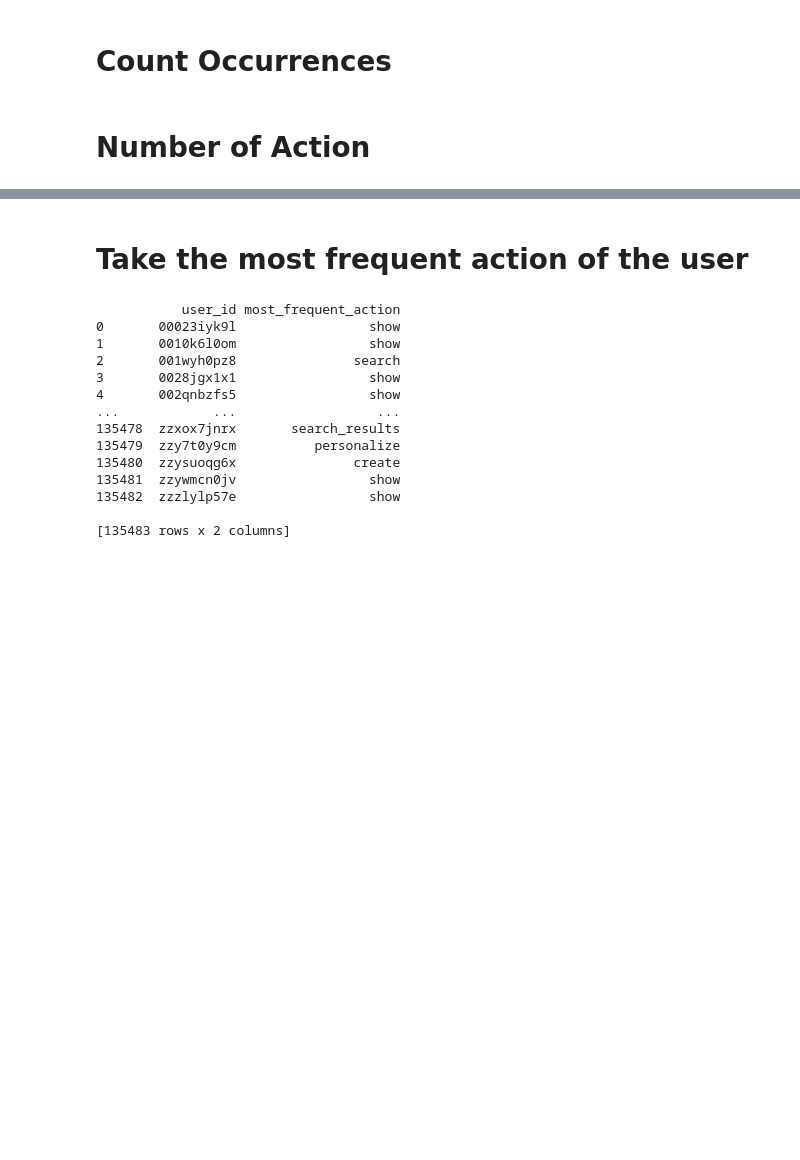
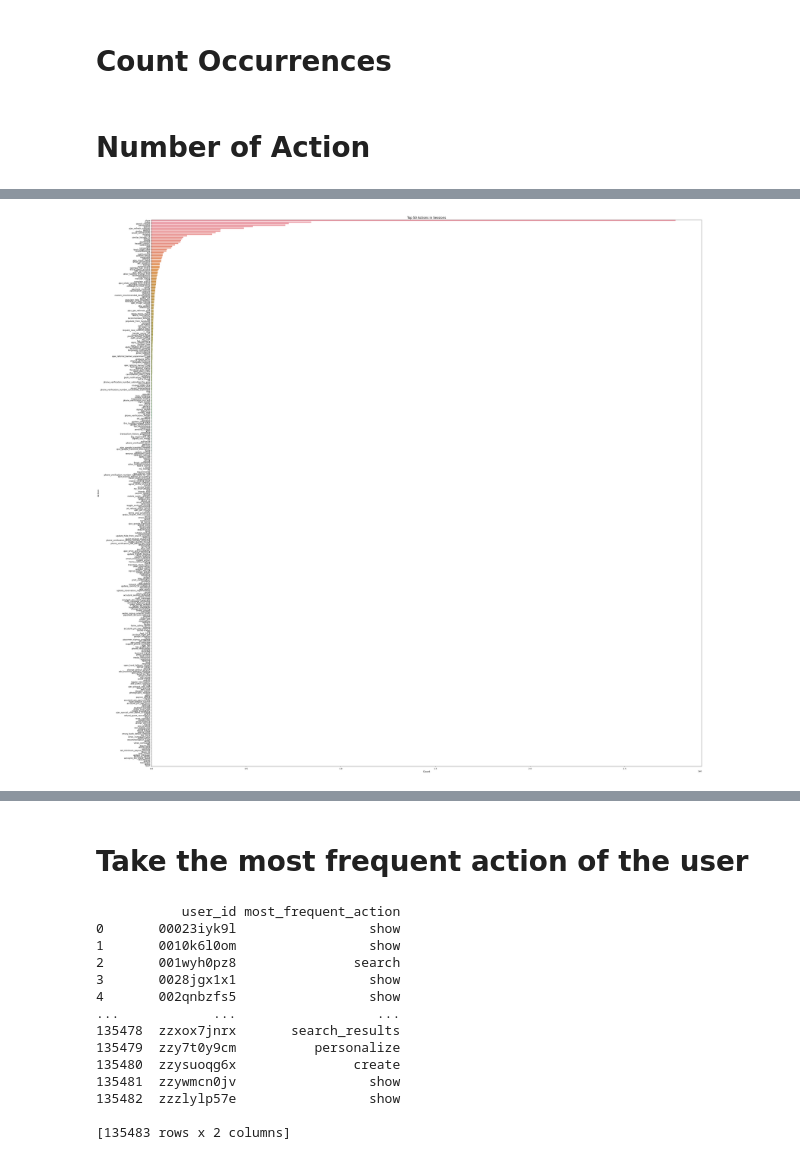
Before and after one commit to Ayoub-etoullali/Spark-MLlib-NTT-DATA, a Jupyter notebook: cleaning_data/Sessions - Ayoub.ipynb, the cells around one changed output, grey strips where cells are left out. Drawn from its saved outputs; the diff is of its cells as text; code cells hidden in the pictures; blank space fills up the shorter version.

```diff
--- a/cleaning_data/Sessions - Ayoub.ipynb
+++ b/cleaning_data/Sessions - Ayoub.ipynb
@@ -35,16 +51,18 @@ print("Number of Unique Action Types:", unique_actions)
 # %%
 import seaborn as sns
 import matplotlib.pyplot as plt
 
 # Get the top 15 actions
-top_actions = sessions['action'].value_counts().head(50)
+top_actions = sessions['action'].value_counts()
 
 plt.subplots(figsize=(50, 50))
 sns.barplot(y=top_actions.index, x=top_actions.values)
 plt.title("Top 50 Actions in Sessions", size=15)
 plt.xlabel("Count", size=12)
 plt.ylabel("Action", size=12)
 plt.show()
+# %% [output]
+[figure, added]
 # %%
 top_actions = sessions['action'].value_counts().head(1).index.tolist()
 filtered_sessions = sessions[sessions['action'].isin(top_actions)]
```
Also changed, not shown: parts of 47 cells of this notebook, 2 other files.
